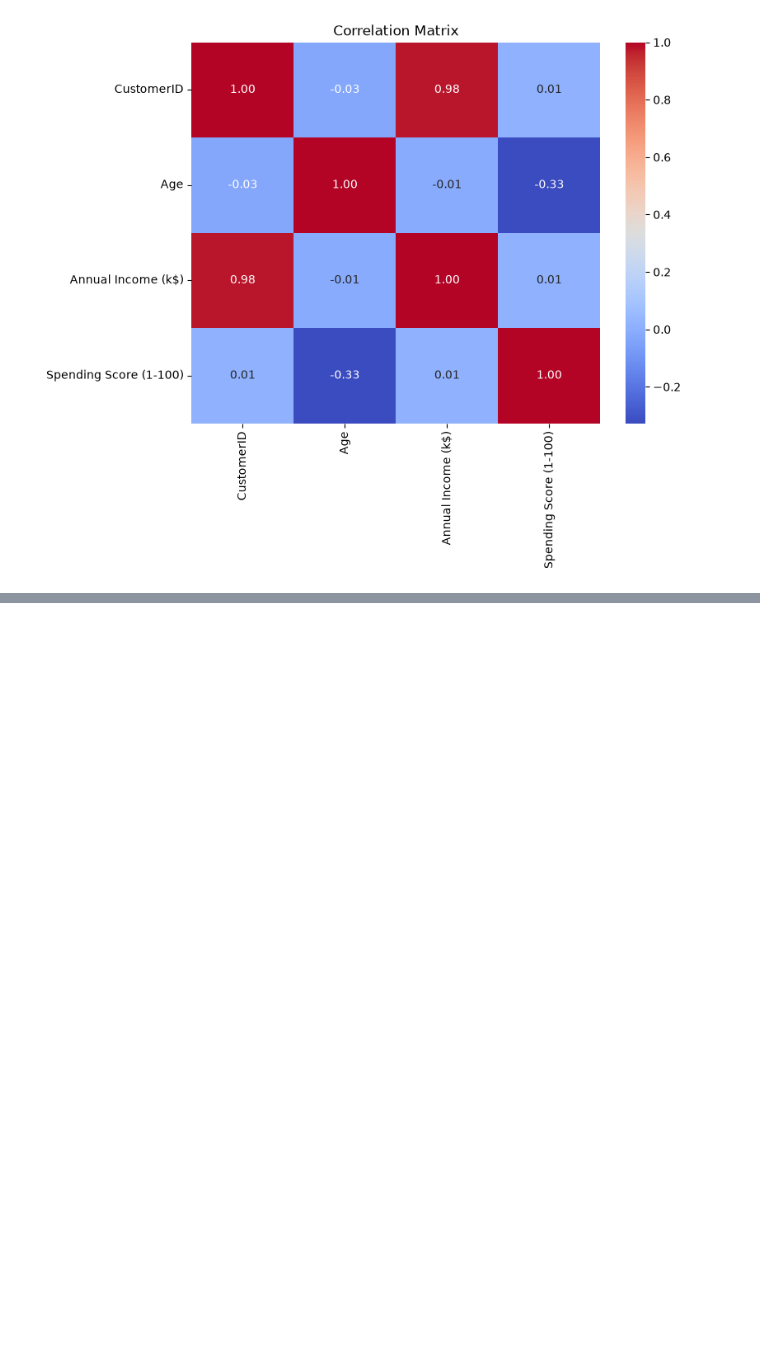
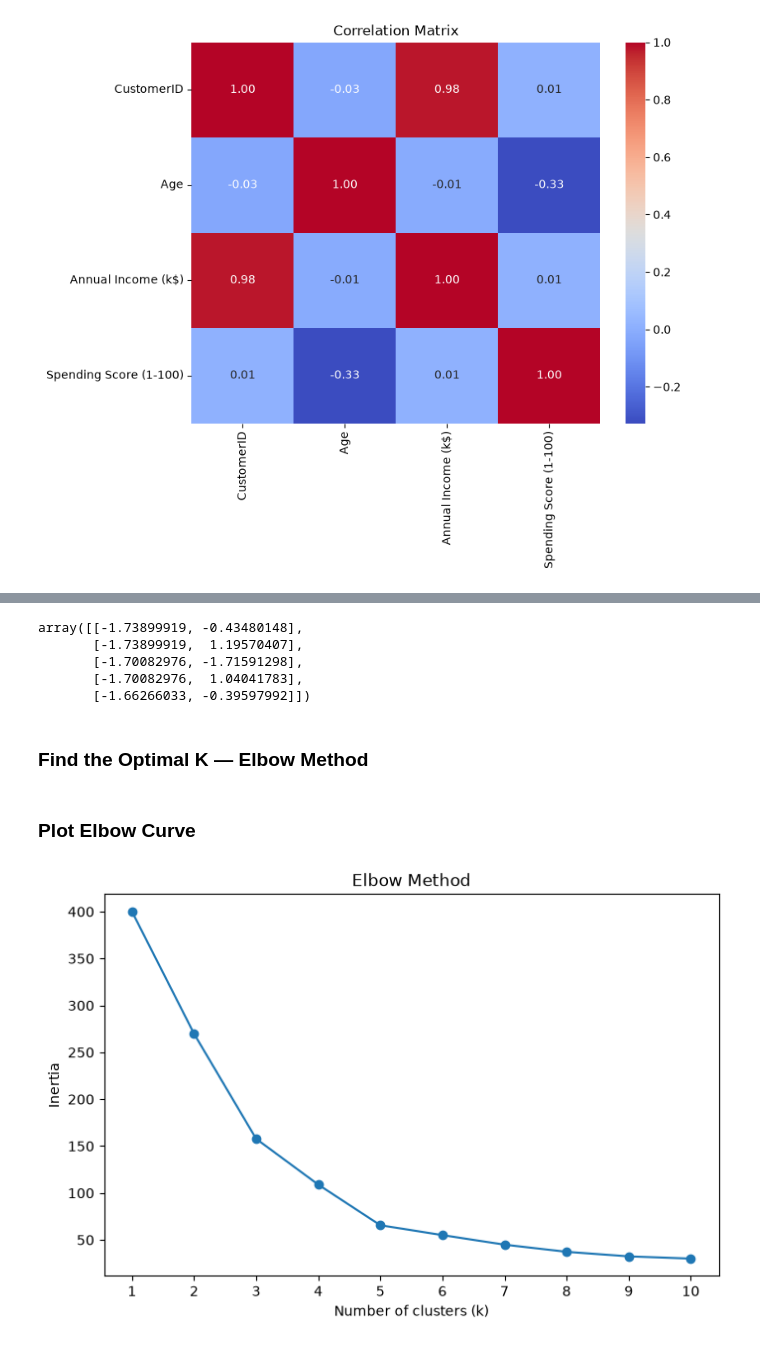
Before and after one commit to Niraj7272/customer_segmentation_K-Means, a Jupyter notebook: notebooks/01_customer_segmentation.ipynb, the cells around one changed output, grey strips where cells are left out. Drawn from its saved outputs; the diff is of its cells as text; code cells hidden in the pictures; blank space fills up the shorter version.

Commit message:
kmean cluster

```diff
--- a/notebooks/01_customer_segmentation.ipynb
+++ b/notebooks/01_customer_segmentation.ipynb
@@ -188,3 +188,5 @@ plt.title("Correlation Matrix")
 plt.show()
 # %% [output]
 [figure]
+# %%
+X = df[["Annual Income (k$)","Spending Score (1-100)"]]
@@ -190,0 +202,45 @@ plt.show()
+# %%
+scaler = StandardScaler()
+
+X_scaled = scaler.fit_transform(X)
+# %%
+X_scaled[:5]
+# %% [output]
+array([[-1.73899919, -0.43480148],
+       [-1.73899919,  1.19570407],
+       [-1.70082976, -1.71591298],
+       [-1.70082976,  1.04041783],
+       [-1.66266033, -0.39597992]])
+# %% [markdown]
+### Find the Optimal K — Elbow Method
+# %%
+inertia = []
+
+k_range = range(1, 11)
+
+for k in k_range:
+
+    kmeans = KMeans(
+        n_clusters=k,
+        random_state=42,
+        n_init=10
+    )
+    kmeans.fit(X_scaled)
+
+    inertia.append(kmeans.inertia_)
+# %% [markdown]
+### Plot Elbow Curve
+# %%
+plt.figure(figsize=(8, 5))
+plt.plot(
+    k_range,
+    inertia,
+    marker="o"
+)
+plt.title("Elbow Method")
+plt.xlabel("Number of clusters (k)")
+plt.ylabel("Inertia")
+plt.xticks(k_range)
+plt.show()
+# %% [output]
+[figure, added]
```
Also changed, not shown: parts of 9 cells of this notebook.
